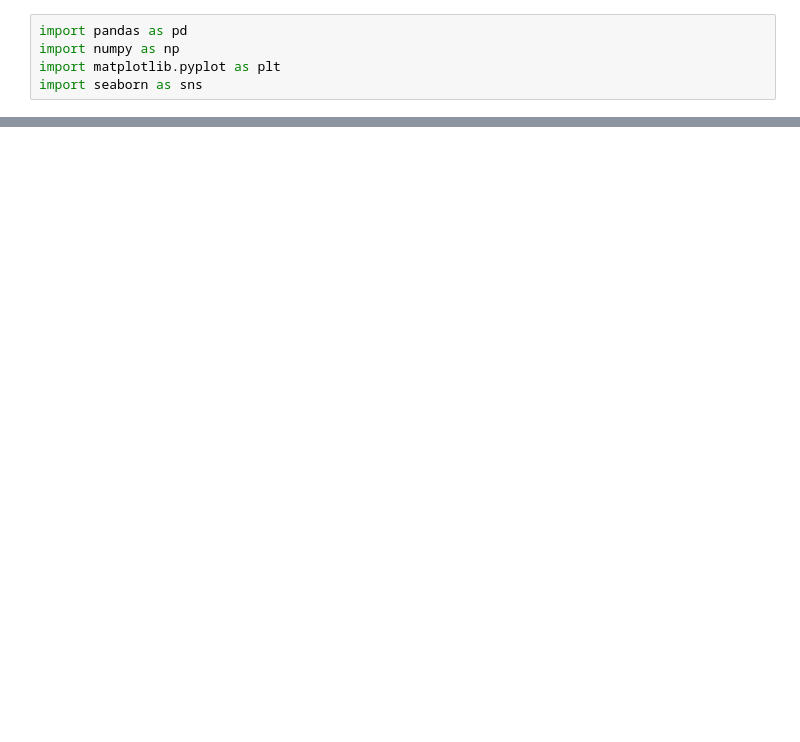
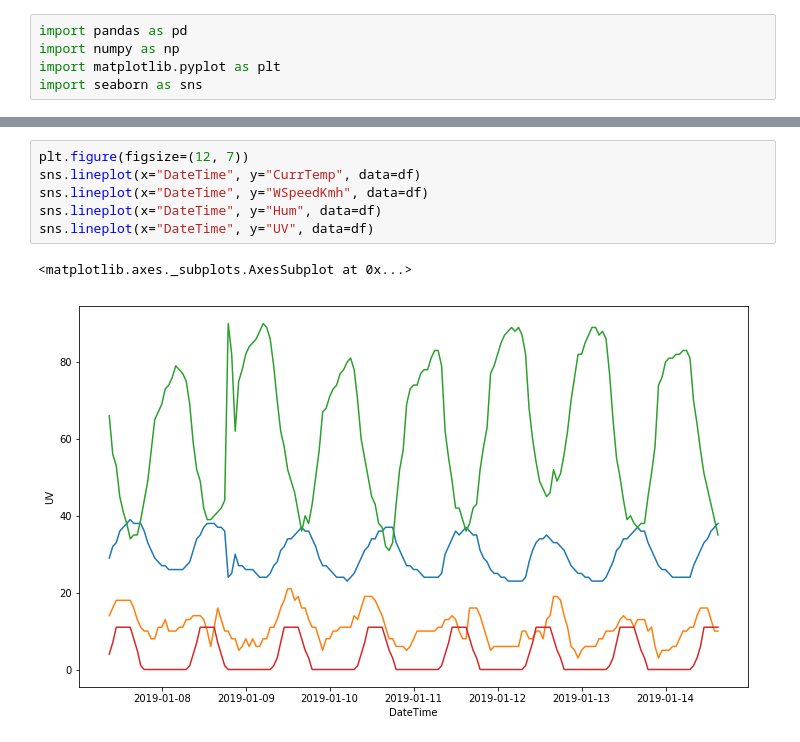
Before and after one commit to HenriqueCSJ/Python-Lessons, a Jupyter notebook: ML-Course/Paracambi/RJWeather.ipynb, the cells around one changed output, grey strips where cells are left out. Drawn from its saved outputs; the diff is of its cells as text; blank space fills up the shorter version.

```diff
--- a/ML-Course/Paracambi/RJWeather.ipynb
+++ b/ML-Course/Paracambi/RJWeather.ipynb
@@ -297,0 +31,9 @@ metrics.mean_squared_error(y_test, predictions)
+# %%
+plt.figure(figsize=(12, 7))
+sns.lineplot(x="DateTime", y="CurrTemp", data=df)
+sns.lineplot(x="DateTime", y="WSpeedKmh", data=df)
+sns.lineplot(x="DateTime", y="Hum", data=df)
+sns.lineplot(x="DateTime", y="UV", data=df)
+# %% [output]
+<matplotlib.axes._subplots.AxesSubplot at 0x...>
+[figure, added]
```
Also changed, not shown: parts of 64 cells of this notebook, 26 other files.
